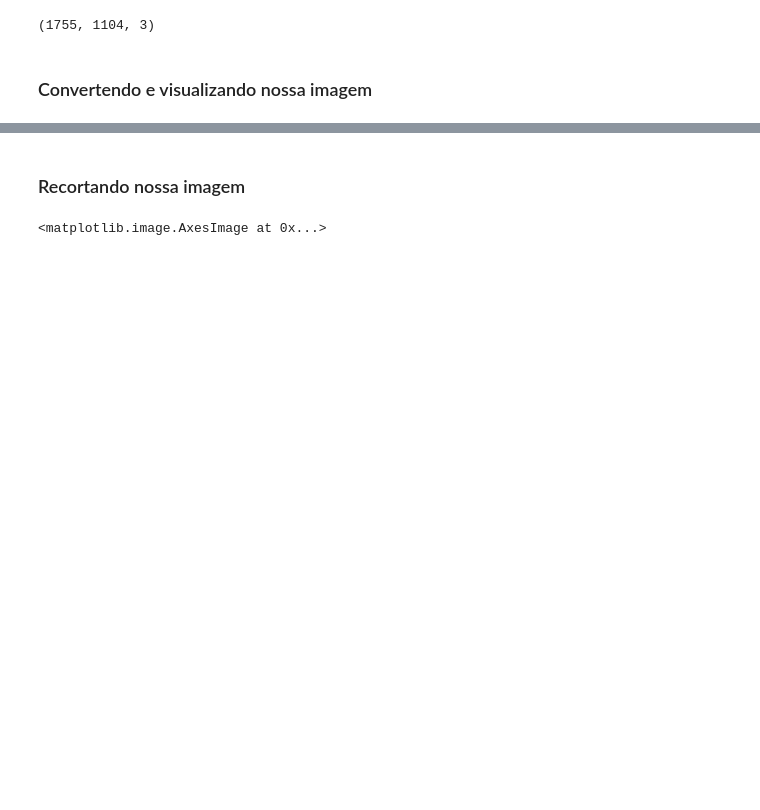
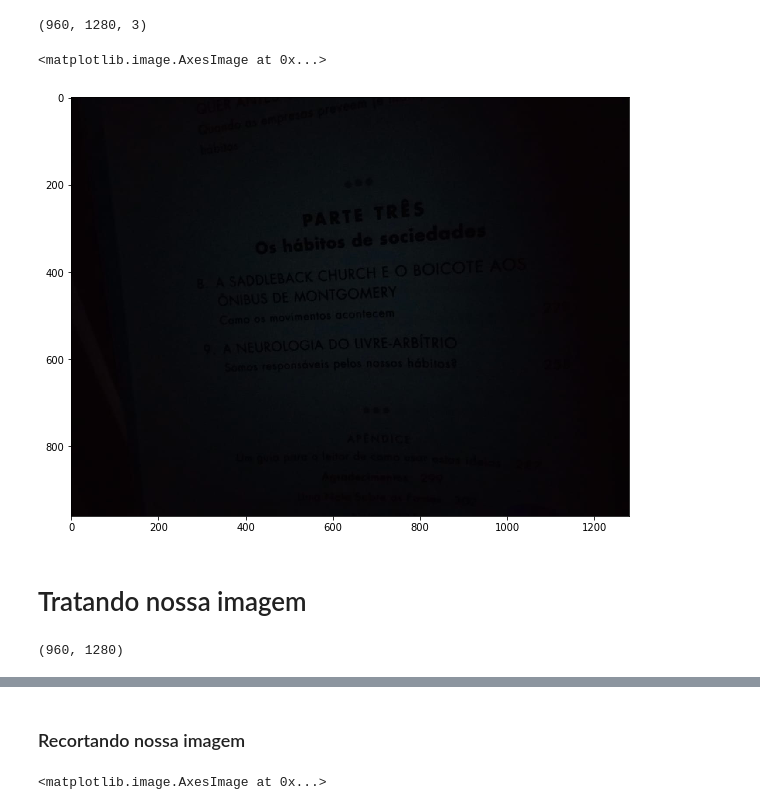
Before and after one commit to italojs/demo-OCR-MS, a Jupyter notebook: DEMO.ipynb, the cells around one changed output, grey strips where cells are left out. Drawn from its saved outputs; the diff is of its cells as text; code cells hidden in the pictures; blank space fills up the shorter version.

```diff
--- a/DEMO.ipynb
+++ b/DEMO.ipynb
@@ -14,4 +11,0 @@ image = cv2.imread('{}Document 17.jpg'.format(BASE_PATH))
-# %%
-print(image.shape)
-# %% [output]
-(1755, 1104, 3)
@@ -18,2 +15,18 @@ print(image.shape)
+# %%
+img = cv2.imread(BASE_PATH)
+img.shape
+# %% [output]
+(960, 1280, 3)
+# %%
+plt.figure(figsize=(10,20))
+plt.imshow(img)
+# %% [output]
+<matplotlib.image.AxesImage at 0x...>
+[figure, added]
 # %% [markdown]
-### Convertendo e visualizando nossa imagem
+# Tratando nossa imagem
+# %%
+grayscaled = cv2.cvtColor(img,cv2.COLOR_BGR2GRAY)
+grayscaled.shape
+# %% [output]
+(960, 1280)
```
Also changed, not shown: parts of 20 cells of this notebook.
